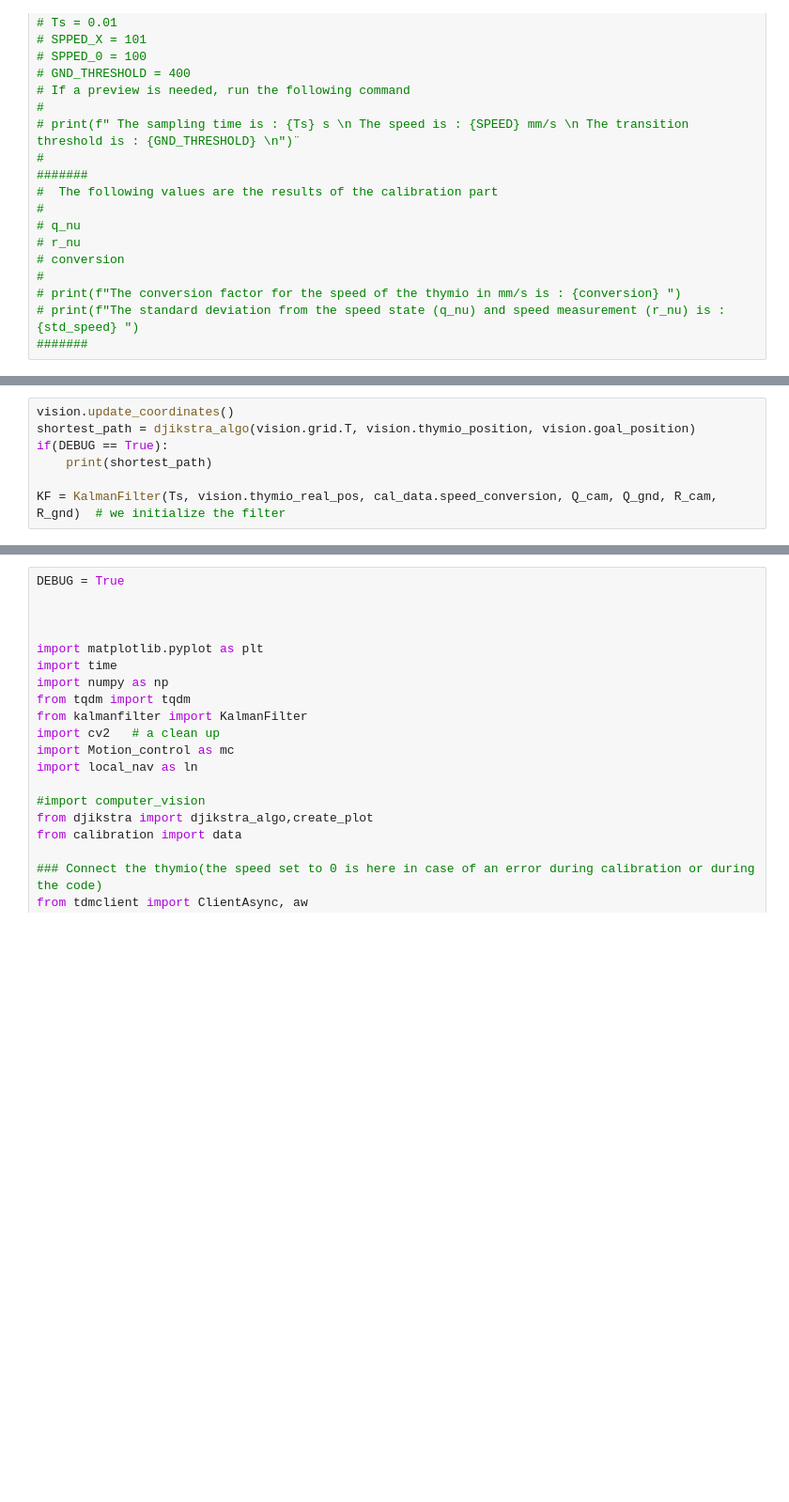
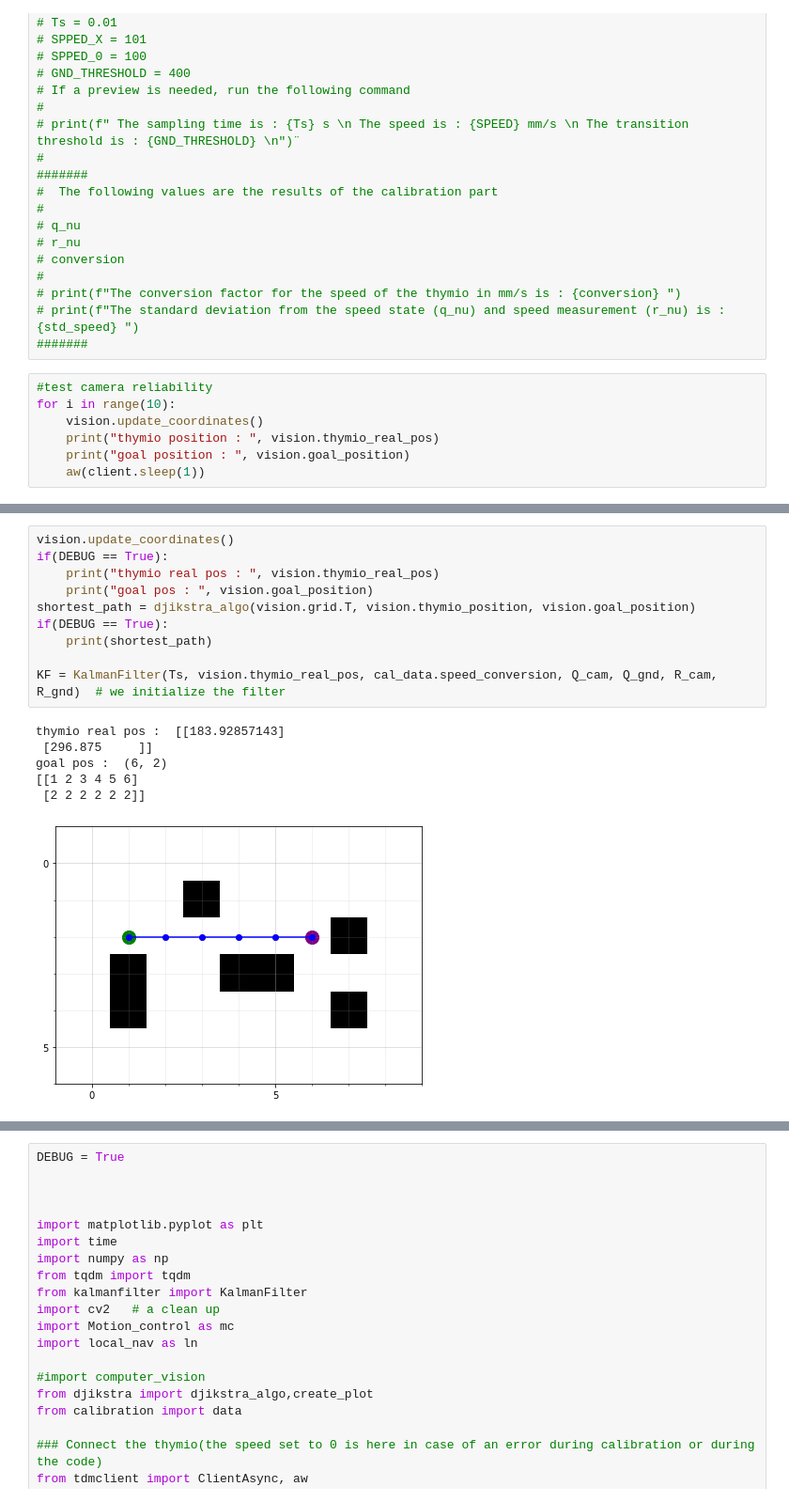
Before and after one commit to Neiizo/Projet-mobile-robotics, a Jupyter notebook: projet.ipynb, the cells around one changed output, grey strips where cells are left out. Shown at 94% size. Drawn from its saved outputs; the diff is of its cells as text; blank space fills up the shorter version.

```diff
--- a/projet.ipynb
+++ b/projet.ipynb
@@ -93,3 +111,10 @@ Now that we have everything set up, we can run the code
 # print(f"The conversion factor for the speed of the thymio in mm/s is : {conversion} ")
 # print(f"The standard deviation from the speed state (q_nu) and speed measurement (r_nu) is : {std_speed} ")
 #######
+# %%
+#test camera reliability
+for i in range(10):
+    vision.update_coordinates()
+    print("thymio position : ", vision.thymio_real_pos)
+    print("goal position : ", vision.goal_position)
+    aw(client.sleep(1))
@@ -96,10 +139,20 @@ Now that we have everything set up, we can run the code
 # %%
 vision.update_coordinates()
+if(DEBUG == True):
+    print("thymio real pos : ", vision.thymio_real_pos)
+    print("goal pos : ", vision.goal_position)
 shortest_path = djikstra_algo(vision.grid.T, vision.thymio_position, vision.goal_position)
 if(DEBUG == True):
     print(shortest_path)
 
 KF = KalmanFilter(Ts, vision.thymio_real_pos, cal_data.speed_conversion, Q_cam, Q_gnd, R_cam, R_gnd)  # we initialize the filter
+# %% [output]
+thymio real pos :  [[183.92857143]
+ [296.875     ]]
+goal pos :  (6, 2)
+[[1 2 3 4 5 6]
+ [2 2 2 2 2 2]]
+[figure, added]
 # %%
 step_duration = 125 / (SPEED_X * cal_data.speed_conversion)
 turn_duration = 98 / (SPEED_X * cal_data.speed_conversion)
```
Also changed, not shown: parts of 8 cells of this notebook, 7 other files.
